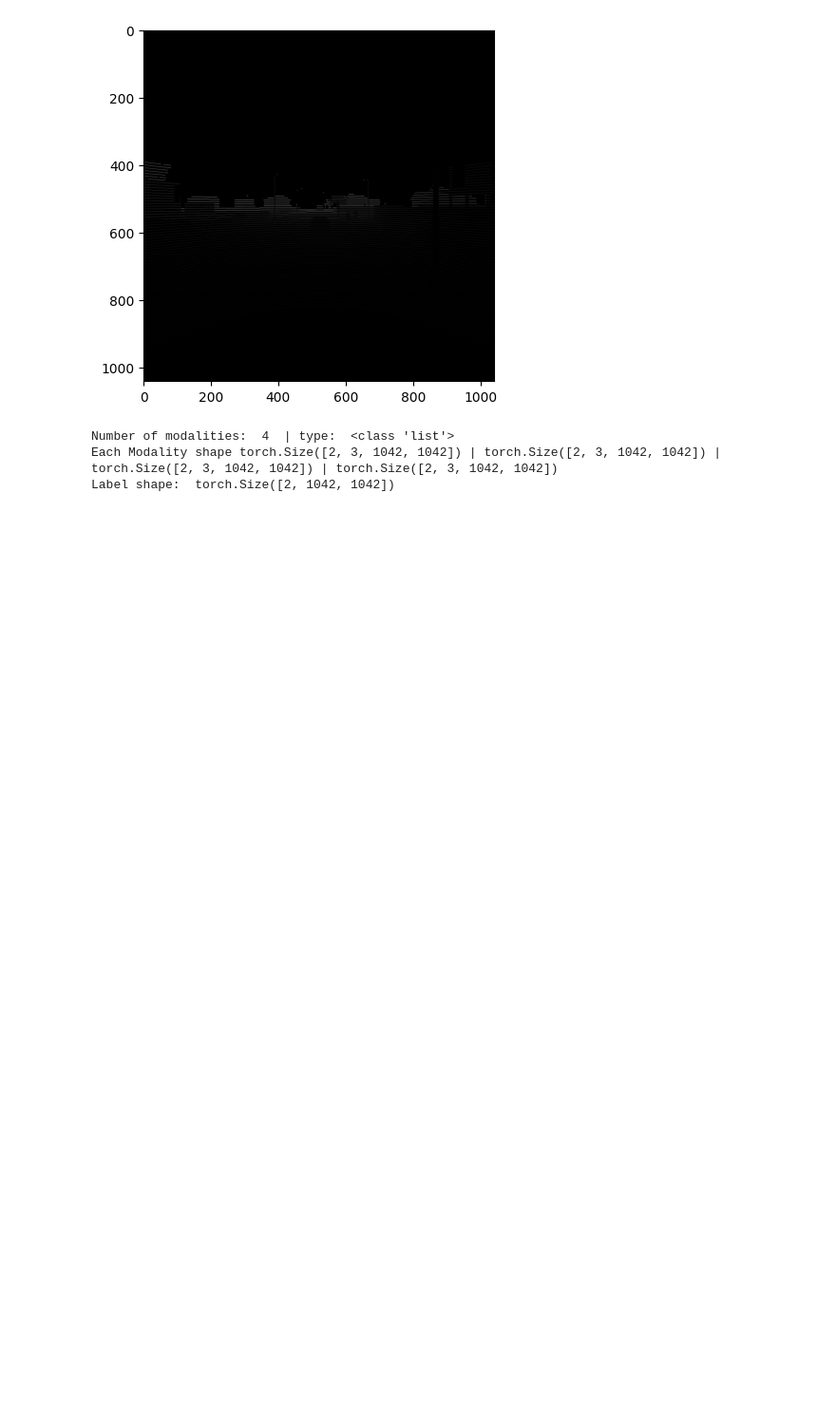
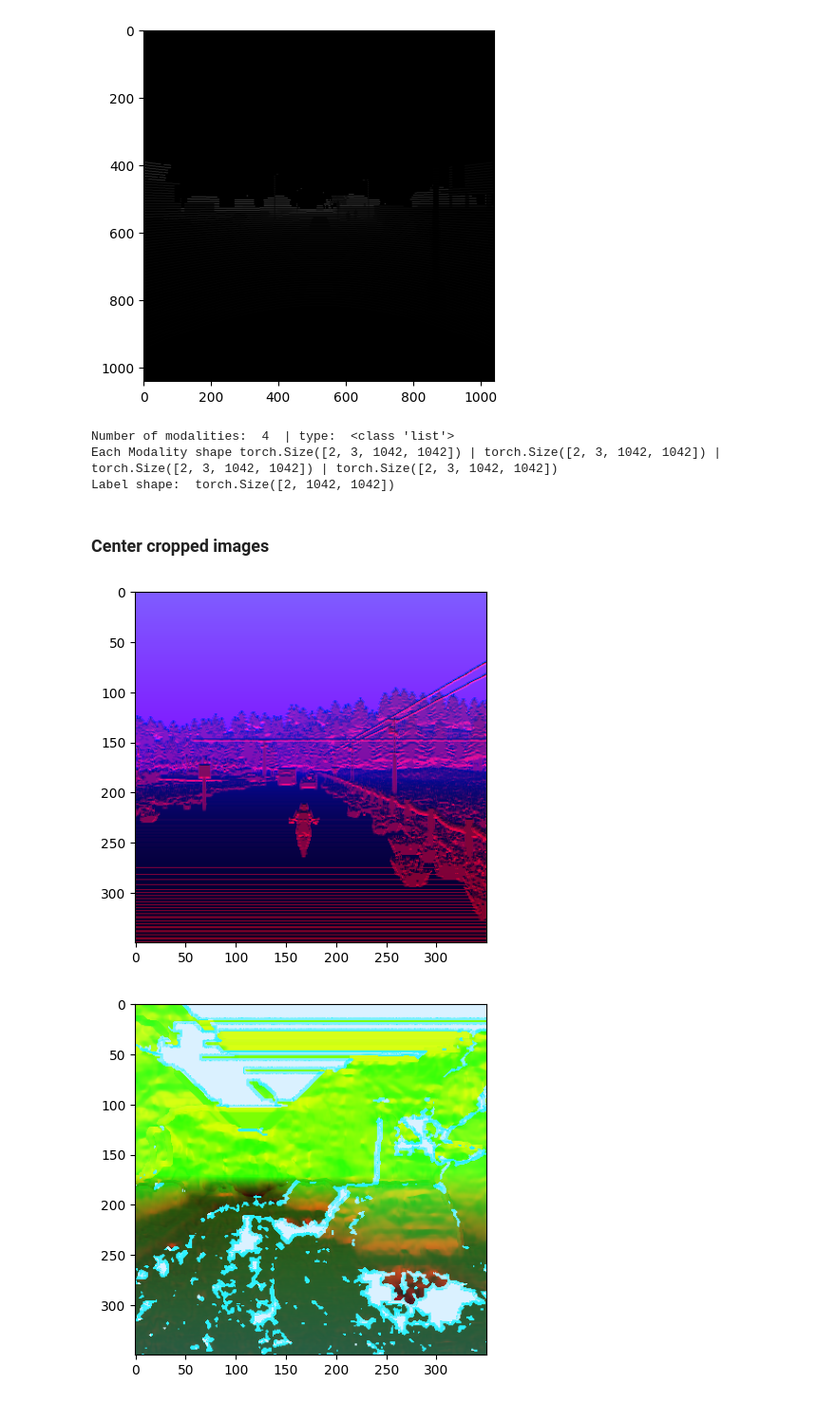
Before and after one commit to zerolinux5/StitchFusion, a Jupyter notebook: understand.ipynb, the cells around one changed output. Shown at 95% size. Saved outputs shown, nothing was run; the diff lists cells and outputs as text; code cells hidden in the pictures; blank space fills up the shorter version.

Commit message:
See images

```diff
--- a/understand.ipynb
+++ b/understand.ipynb
@@ -84,3 +84,5 @@ lidar = lidar[0]
 Number of modalities:  4  | type:  <class 'list'>
 Each Modality shape torch.Size([2, 3, 1042, 1042]) | torch.Size([2, 3, 1042, 1042]) | torch.Size([2, 3, 1042, 1042]) | torch.Size([2, 3, 1042, 1042])
 Label shape:  torch.Size([2, 1042, 1042])
+# %% [markdown]
+### Center cropped images
@@ -86,0 +94,24 @@ Label shape:  torch.Size([2, 1042, 1042])
+# %%
+root = "sample"
+files = ["hha_deliver.png", "hha_kitti.png", "lidar_deliver.png", "lidar_kitti.png"]
+# %%
+def center_crop(img, target_width, target_height):
+    h, w, = img.shape[:2]
+    start_x = (w - target_width) // 2
+    start_y = (h - target_height) // 2
+    return img[start_y:start_y + target_height, start_x:start_x+target_width]
+# %%
+for idx, file_ in enumerate(files):
+    file_path = os.path.join(root, file_)
+    image = cv2.imread(file_path)
+    square = 350
+    image_cropped = center_crop(image, square, square)
+    # dealing with lidar lets color it
+    if idx > 1:
+        image_cropped = cv2.normalize(image_cropped, None, 0, 255, cv2.NORM_MINMAX).astype(np.uint8)
+        image_cropped = cv2.applyColorMap(image_cropped, cv2.COLORMAP_VIRIDIS)
+    plt.imshow(image_cropped)
+    plt.show()
+# %% [output]
+[figure, added]
+[figure, added]
```
Also changed, not shown: parts of 2 cells of this notebook.
